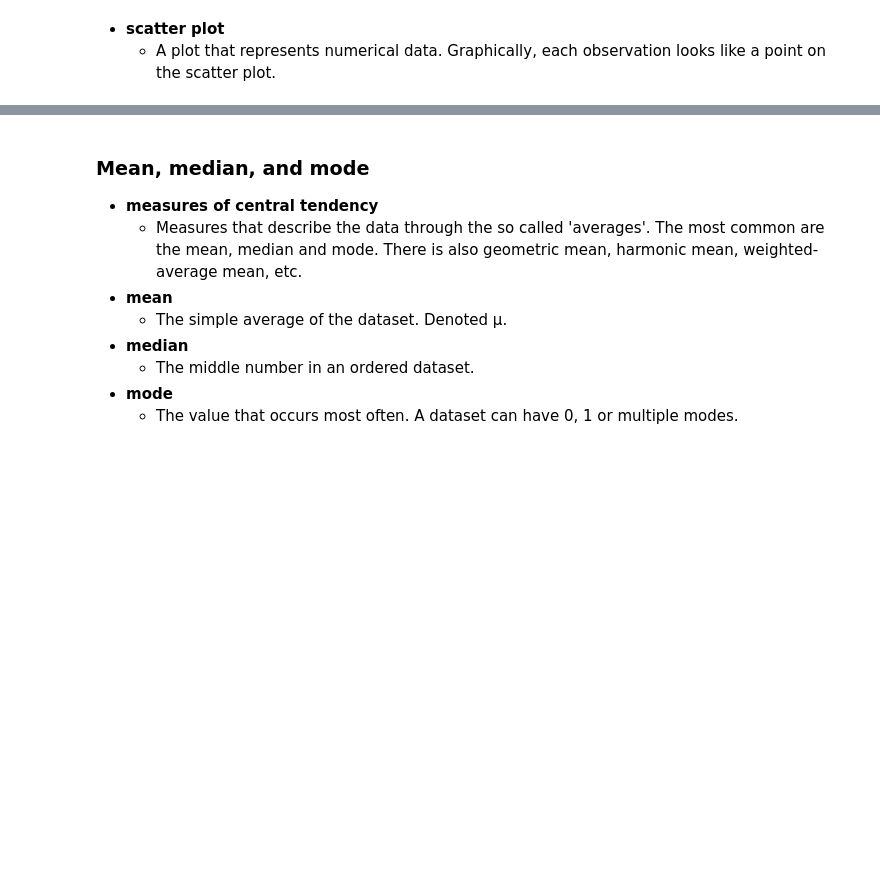
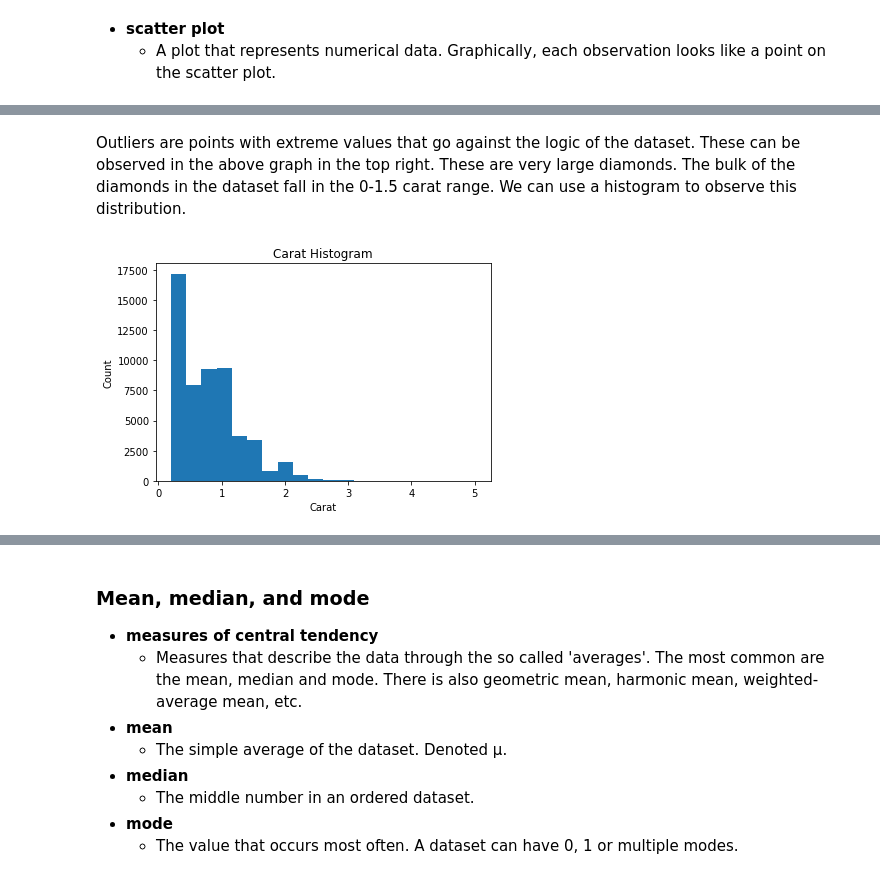
Before and after one commit to jmeguira/stats, a Jupyter notebook: stats_notebook.ipynb, the cells around one changed output, grey strips where cells are left out. Cells and saved outputs as stored; diff of their text form; code cells hidden in the pictures; blank space fills up the shorter version.

```diff
--- a/stats_notebook.ipynb
+++ b/stats_notebook.ipynb
@@ -342,0 +322,10 @@ plt.ylabel('Price',  horizontalalignment = 'right', rotation = 0);
+# %% [markdown]
+Outliers are points with extreme values that go against the logic of the dataset. These can be observed in the above graph in the top right. These are very large diamonds. The bulk of the diamonds in the dataset fall in the 0-1.5 carat range. We can use a histogram to observe this distribution.
+# %%
+plt.hist(diamonds['carat'], bins = 20)
+plt.title('Carat Histogram')
+plt.ylabel('Count')
+plt.xlabel('Carat');
+plt.show()
+# %% [output]
+[figure, added]
```
Also changed, not shown: parts of 4 cells of this notebook.
